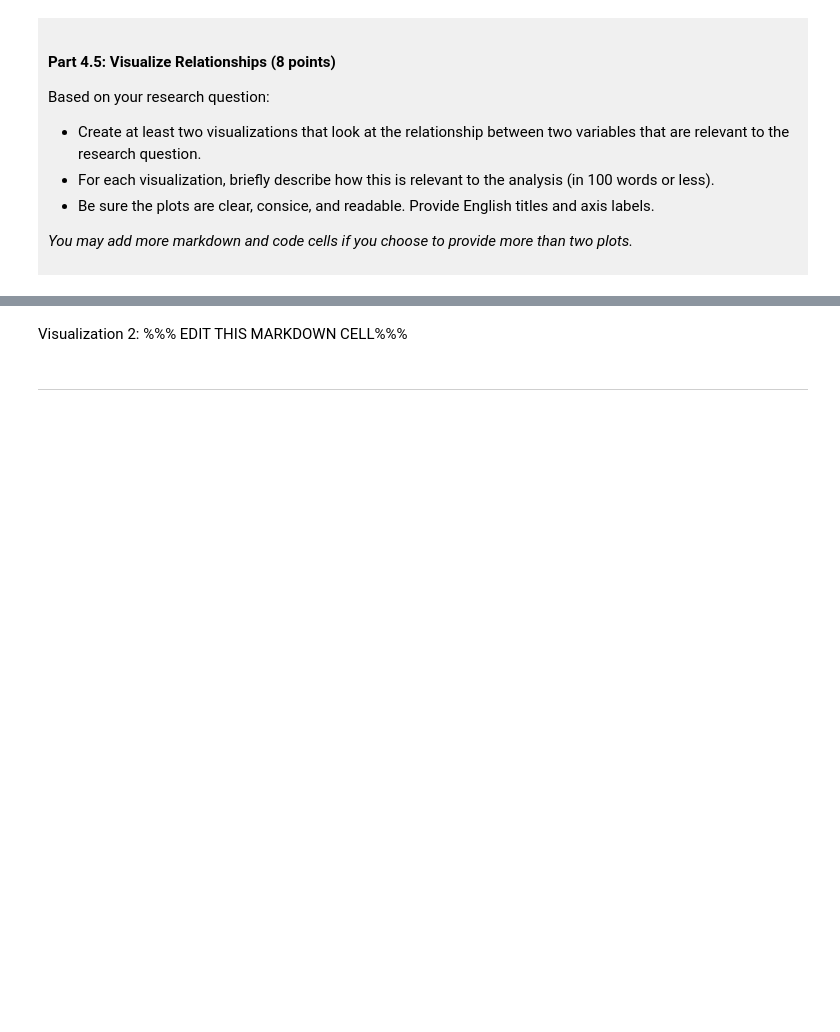
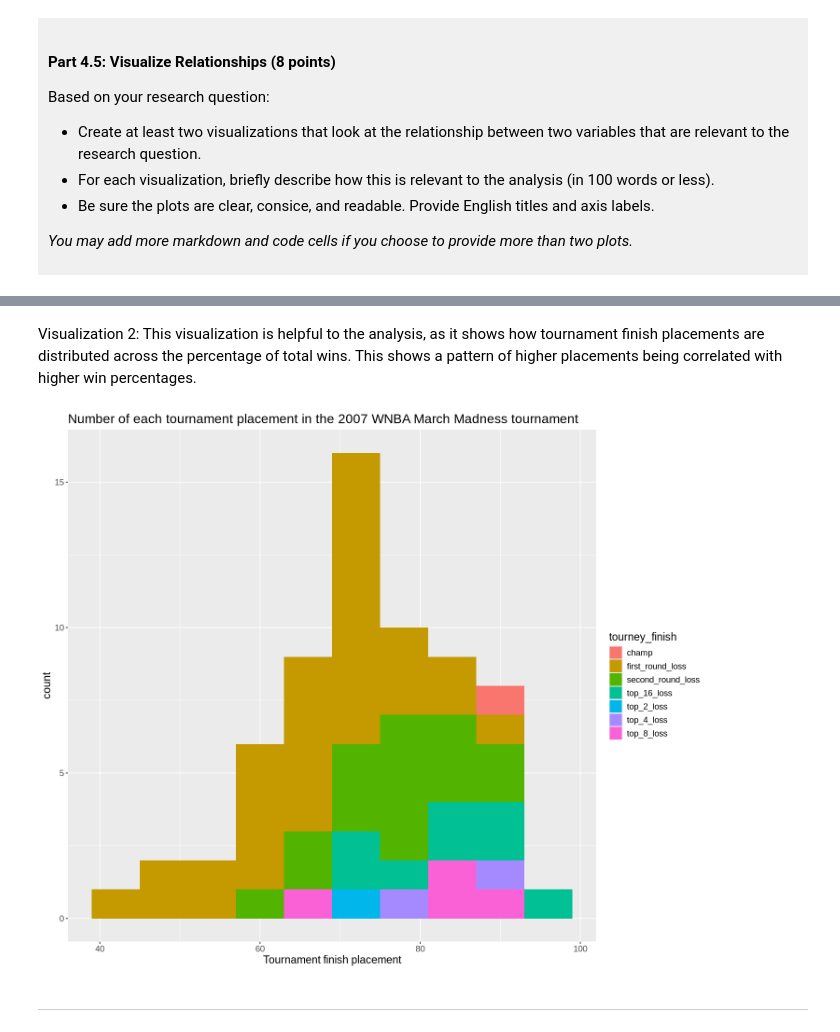
Before and after one commit to loganbcoug/dsci-100-project-logan-baldwin, a Jupyter notebook: dsci-100-project-notebook.ipynb, the cells around one changed output, grey strips where cells are left out. Cells and saved outputs as stored; diff of their text form; code cells hidden in the pictures; blank space fills up the shorter version.

```diff
--- a/dsci-100-project-notebook.ipynb
+++ b/dsci-100-project-notebook.ipynb
@@ -325,7 +392,17 @@ Visualization 1: %%% EDIT THIS MARKDOWN CELL%%%
 # %% [markdown]
-Visualization 2: %%% EDIT THIS MARKDOWN CELL%%%
+Visualization 2: This visualization is helpful to the analysis, as it shows how tournament finish placements are distributed across the percentage of total wins. This shows a pattern of higher placements being correlated with higher win percentages.
 # %%
-### EDIT THIS CODE CELL FOR VISUALIZATION 2###
+options(repr.plot.width = 12, repr.plot.height = 10)
+
+basketball_wins_dist_plot <- basketball_selected |>
+    ggplot(aes(x = total_wins_pct, fill = tourney_finish)) +
+    geom_histogram(bins = 8, binwidth = 6) +
+    labs(x = "Tournament finish placement") +
+    ggtitle("Number of each tournament placement in the 2007 WNBA March Madness tournament") +
+    theme(text = element_text(size = 14))
+basketball_wins_dist_plot
+# %% [output]
+[figure, added]
 # %% [markdown]
 ------
 # %% [markdown]
```
Also changed, not shown: parts of 9 cells of this notebook.
